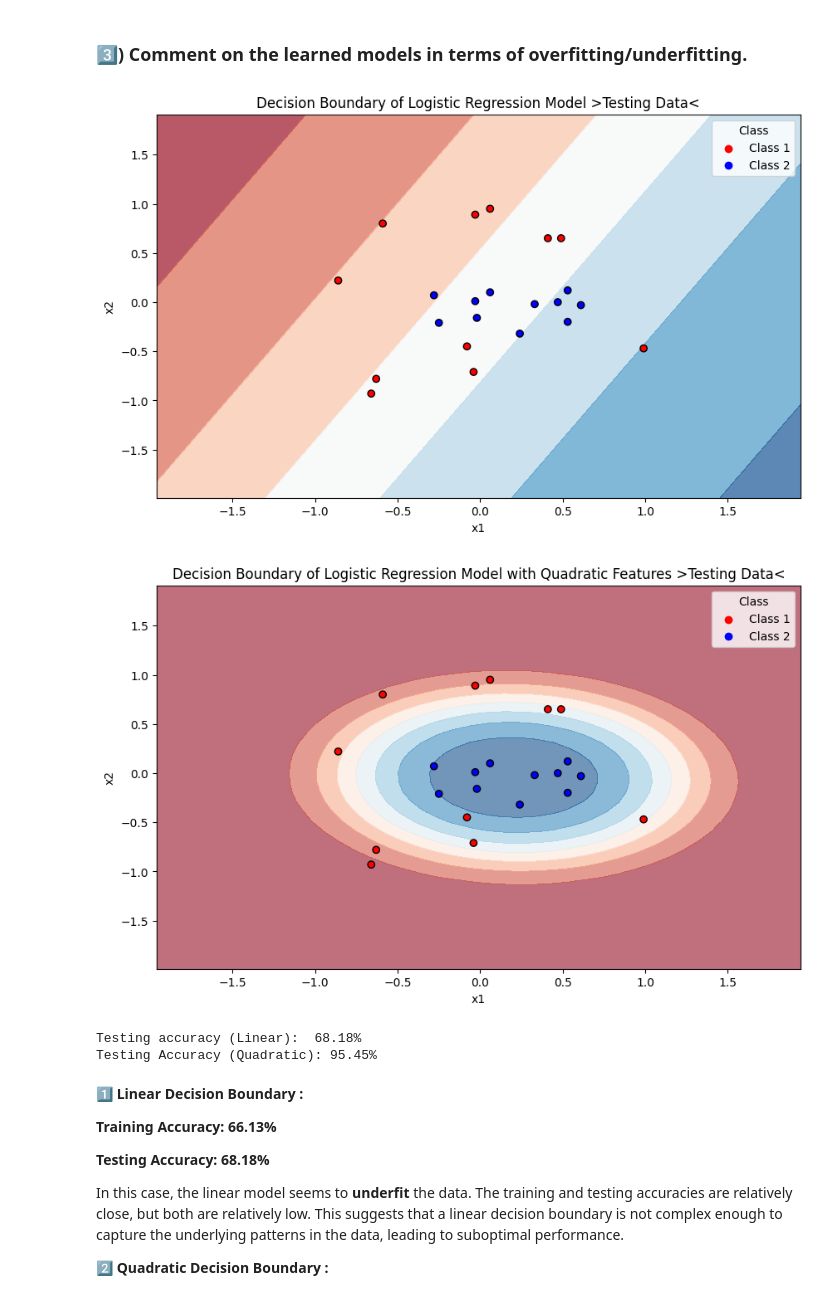
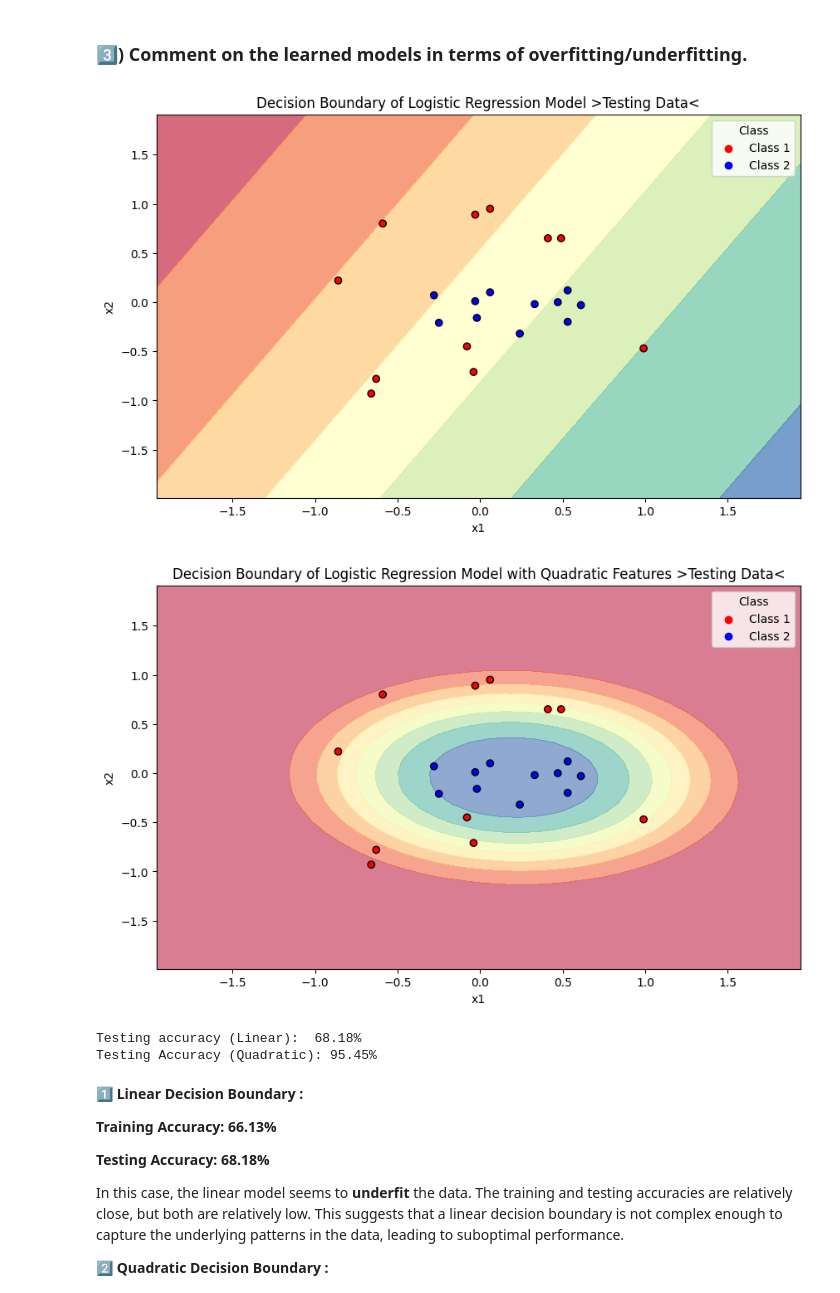
Before and after one commit to Omarmasalmah/Machine_Learning-Assignment_-2-, a Jupyter notebook: main.ipynb, the cells around one changed output. Saved outputs shown, nothing was run; the diff lists cells and outputs as text; code cells hidden in the pictures.

```diff
--- a/main.ipynb
+++ b/main.ipynb
@@ -348,39 +348,39 @@ The plot's color gradients show the subtle separation of the two classes, demons
 # %%
 # Create the scatterplot with decision boundary using testing data
 plt.figure(figsize=(10, 6))
-plt.contourf(xx1_mesh, xx2_mesh, Predict, alpha=0.7, cmap='RdBu') # alpha --> Color degree, cmap --> Choosing Colormaps
+plt.contourf(xx1_mesh, xx2_mesh, Predict, alpha=0.7, cmap='Spectral') # alpha --> Color degree, cmap --> Choosing Colormaps
 
 # Plot testing data
 plt.scatter(X_Testing['x1'], X_Testing['x2'], color=['red' if y == 'C1' else 'blue' for y in y_Testing], marker='o', edgecolors='k')
 
 plt.xlabel('x1')
 plt.ylabel('x2')
 plt.title('Decision Boundary of Logistic Regression Model >Testing Data<')
 
 plt.legend(handles=[plt.scatter([], [], color='red', label='Class 1'), plt.scatter([], [], color='blue', label='Class 2')], title='Class')
 
 plt.show()
 
 # Create the scatterplot with decision boundary using testing data
 plt.figure(figsize=(10, 6))
-plt.contourf(xx1_mesh, xx2_mesh, predict_probs_quadratic, alpha=0.6, cmap='RdBu')
+plt.contourf(xx1_mesh, xx2_mesh, predict_probs_quadratic, alpha=0.6, cmap='Spectral')
 
 # Scatter plot with color gradients
 plt.scatter(logistic_Testing['x1'], logistic_Testing['x2'], c=['red' if label == 'C1' else 'blue' for label in logistic_Testing['class']], edgecolors='k')
 
 plt.xlabel('x1')
 plt.ylabel('x2')
 plt.title('Decision Boundary of Logistic Regression Model with Quadratic Features >Testing Data<')
 
 plt.legend(handles=[plt.scatter([], [], color='red', label='Class 1'), plt.scatter([], [], color='blue', label='Class 2')], title='Class')
 
 plt.show()
 
 print(f"Testing accuracy (Linear): {test_Accuracy: .2%}")
 print(f"Testing Accuracy (Quadratic): {test_Accuracy_quadratic:.2%}")
 # %% [output]
-[figure, old version]
+[figure, new version]
-[figure, old version]
+[figure, new version]
 Testing accuracy (Linear):  68.18%
 Testing Accuracy (Quadratic): 95.45%
 # %% [markdown]
```
Also changed, not shown: parts of 3 cells of this notebook.
